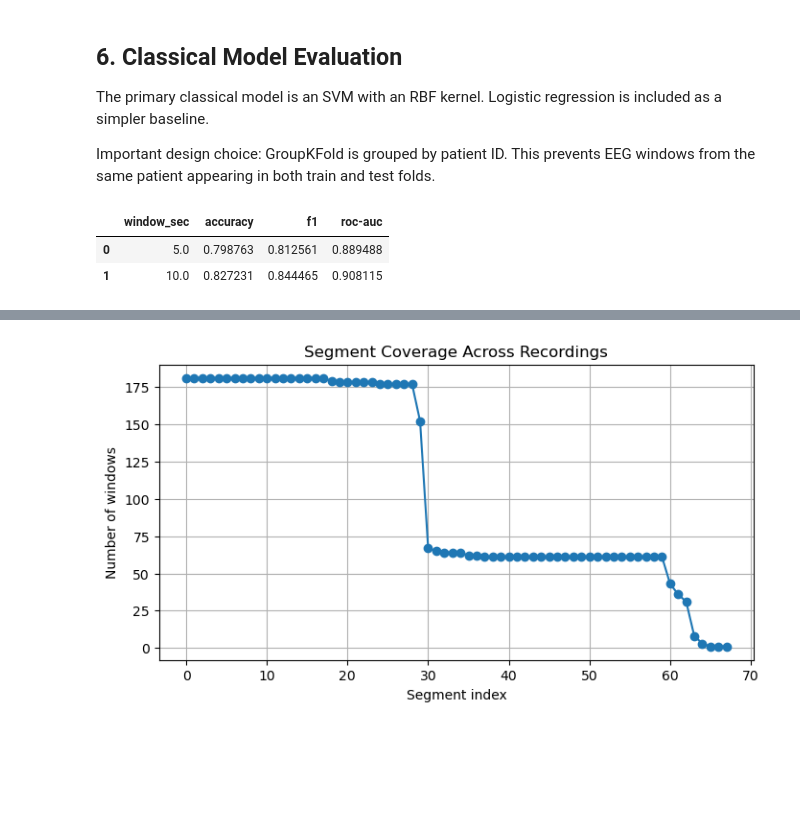
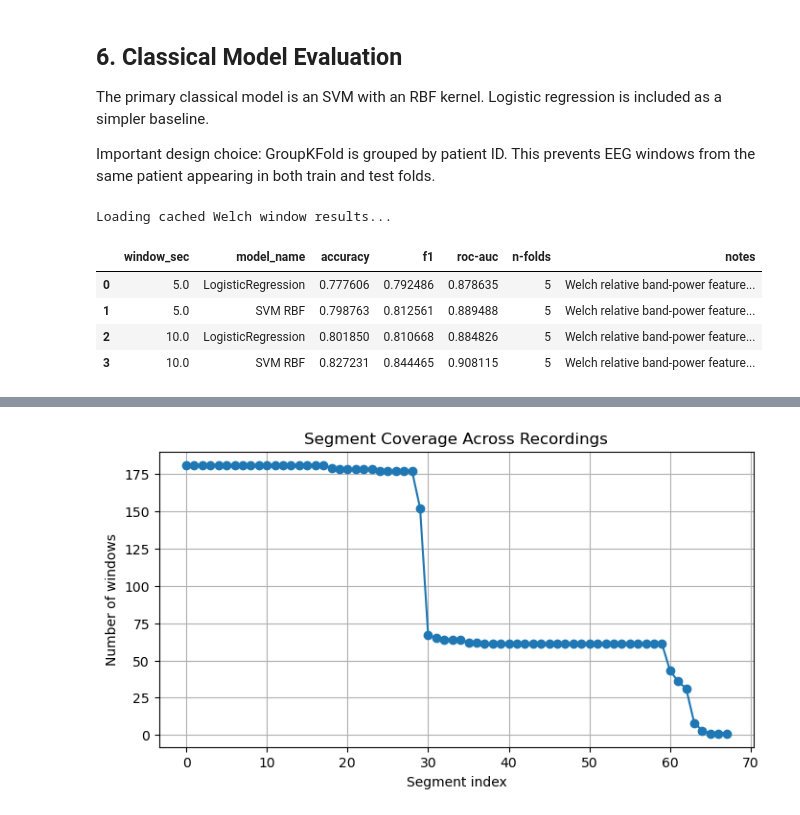
Before and after one commit to BJAngulo/MSSE-277b-final-project-, a Jupyter notebook: notebooks/Raw EEG.ipynb, the cells around one changed output, grey strips where cells are left out. Saved outputs shown, nothing was run; the diff lists cells and outputs as text; code cells hidden in the pictures; blank space fills up the shorter version.

Commit message:
Cached notebook results for faster, reproducible notebook, updated interpretations and created new tables

```diff
--- a/notebooks/Raw EEG.ipynb
+++ b/notebooks/Raw EEG.ipynb
@@ -253,7 +378,7 @@ def extract_band_power_from_array(epoch_data, sfreq):
     Returns
     -------
     np.ndarray
-      Flatten feature vector with shape (n_channels * n_bands,).
+      Flatten feature vector with shape (n_channels * n_bands).
     """
 
     bands = {
@@ -349,7 +474,7 @@ def build_segmented_dataset(metadata_df, common_channels, window_sec):
 
     segmented_df = pd.DataFrame({
         "recording_segment": recording_segments,
-        "petient_id": groups_segments,
+        "patient_id": groups_segments,
         "label": y_segments,
         "condition": condition_segments,
         "segment_idx": segmented_indices
@@ -396,18 +521,18 @@ def get_or_build_segmented_data(metadata_df, common_channels, window_sec, save_d
         window_sec=window_sec
     )
 
-    save_segmented_data(X, y, groups, seg_df, window_sec)
+    save_segmented_data(X, y, groups, seg_df, window_sec, save_dir=save_dir)
 
     return X, y, groups, seg_df
 # %%
 # Final feature datasets used in the main analysis
-X_seg_5, y_seg_5, groups_seg_5, seg_df_5 = build_segmented_dataset(
+X_seg_5, y_seg_5, groups_seg_5, seg_df_5 = get_or_build_segmented_data(
     metadata_df,
     COMMON_CHANNELS,
     window_sec=5.0
 )
 
-X_seg_10, y_seg_10, groups_seg_10, seg_df_10 = build_segmented_dataset(
+X_seg_10, y_seg_10, groups_seg_10, seg_df_10 = get_or_build_segmented_data(
     metadata_df,
     COMMON_CHANNELS,
     window_sec=10.0
@@ -454,26 +581,47 @@ def evaluate_sklearn_model(model, X, y, groups, cv=gkf):
     return {
         "accuracy": scores["test_accuracy"].mean(),
         "f1": scores["test_f1"].mean(),
-        "roc-auc": scores["test_roc_auc"].mean()
+        "roc-auc": scores["test_roc_auc"].mean(),
+        "n-folds": cv.get_n_splits(),
     }
 # %%
-window_results = []
+WELCH_RESULTS_PATH = RESULTS_DIR / "tables" / "welch_window_size_results.csv"
+WELCH_RESULTS_PATH.parent.mkdir(parents=True, exist_ok=True)
 
-for window_sec, X, y, groups in [
-    (5.0, X_seg_5, y_seg_5, groups_seg_5),
-    (10.0, X_seg_10, y_seg_10, groups_seg_10)
-]:
-    svm_scores = evaluate_sklearn_model(models["SVM RBF"], X, y, groups)
-    window_results.append({
-        "window_sec": window_sec,
-        **svm_scores
-    })
+if WELCH_RESULTS_PATH.exists():
+    print("Loading cached Welch window results...")
+    window_results_df = pd.read_csv(WELCH_RESULTS_PATH)
 
-window_results_df = pd.DataFrame(window_results)
+else:
+    print("Running Welch window experiments...")
+
+    window_results = []
+
+    for window_sec, X, y, groups in [
+        (5.0, X_seg_5, y_seg_5, groups_seg_5),
+        (10.0, X_seg_10, y_seg_10, groups_seg_10)
+    ]:
+        for model_name, model in models.items():
+            scores = evaluate_sklearn_model(model, X, y, groups)
+
+            window_results.append({
+                "window_sec": window_sec,
+                "model_name": model_name,
+                **scores,
+                "notes": "Welch relative band-power features with GroupKFold",
+            })
+
+    window_results_df = pd.DataFrame(window_results)
+
+    window_results_df.to_csv(WELCH_RESULTS_PATH, index=False)
+
 window_results_df
 # %% [output]
+Loading cached Welch window results...
-|  | window_sec | accuracy | f1 | roc-auc |
-| 0 | 5.0 | 0.798763 | 0.812561 | 0.889488 |
-| 1 | 10.0 | 0.827231 | 0.844465 | 0.908115 |
+|  | window_sec | model_name | accuracy | f1 | roc-auc | n-folds | notes |
+| 0 | 5.0 | LogisticRegression | 0.777606 | 0.792486 | 0.878635 | 5 | Welch relative band-power feature... |
+| 1 | 5.0 | SVM RBF | 0.798763 | 0.812561 | 0.889488 | 5 | Welch relative band-power feature... |
+| 2 | 10.0 | LogisticRegression | 0.801850 | 0.810668 | 0.884826 | 5 | Welch relative band-power feature... |
+| 3 | 10.0 | SVM RBF | 0.827231 | 0.844465 | 0.908115 | 5 | Welch relative band-power feature... |
 # %% [markdown]
 ### Interpretation:
```
Also changed, not shown: parts of 53 cells of this notebook, 31 other files.
